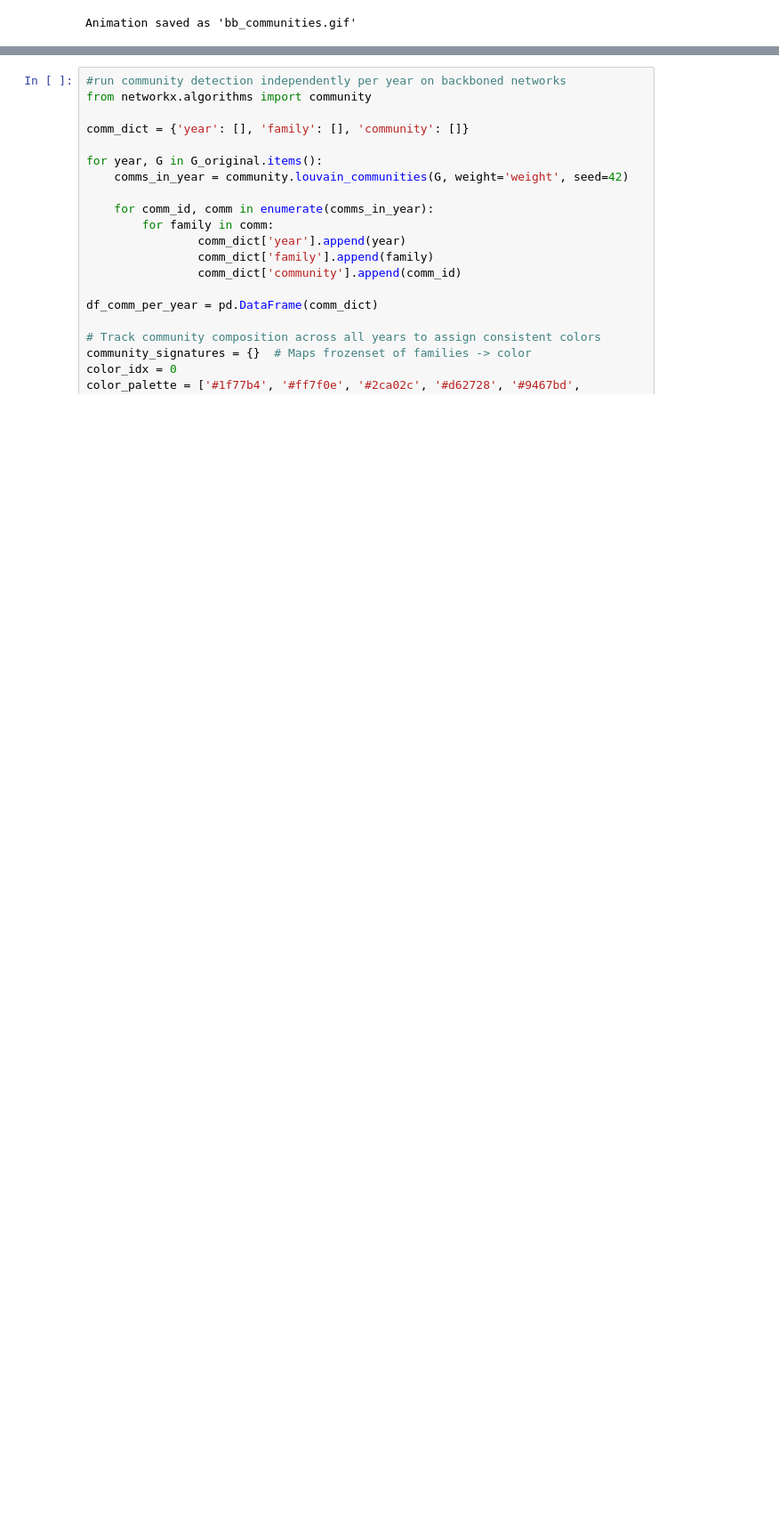
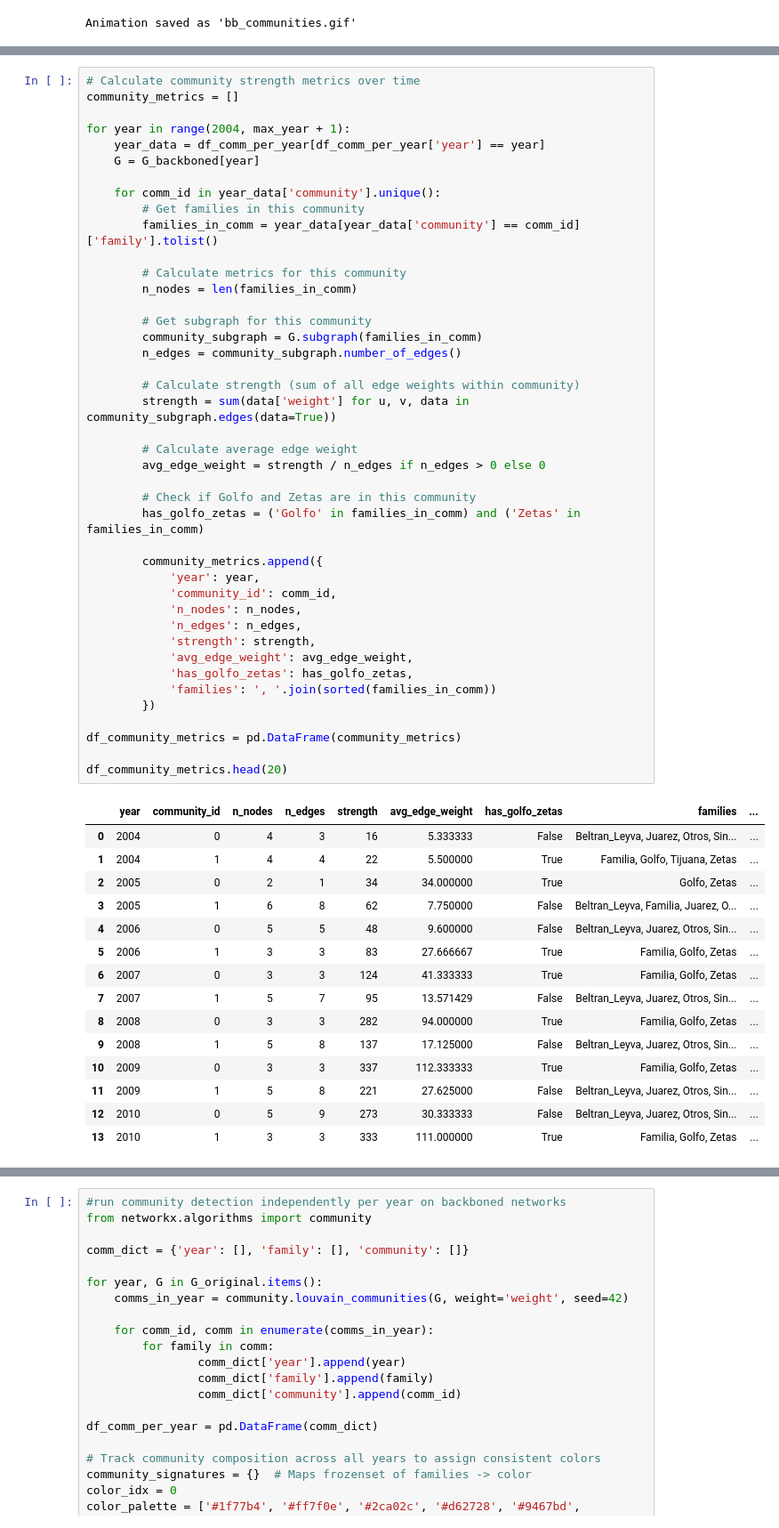
Before and after one commit to jan-cardell/networks_project, a Jupyter notebook: backboning/cartel_proj_bb.ipynb, the cells around one changed output, grey strips where cells are left out. Shown at 89% size. Drawn from its saved outputs; the diff is of its cells as text; blank space fills up the shorter version.

```diff
--- a/backboning/cartel_proj_bb.ipynb
+++ b/backboning/cartel_proj_bb.ipynb
@@ -1060,0 +1078,58 @@ Animation saved as 'bb_communities.gif'
+# %%
+# Calculate community strength metrics over time
+community_metrics = []
+
+for year in range(2004, max_year + 1):
+    year_data = df_comm_per_year[df_comm_per_year['year'] == year]
+    G = G_backboned[year]
+
+    for comm_id in year_data['community'].unique():
+        # Get families in this community
+        families_in_comm = year_data[year_data['community'] == comm_id]['family'].tolist()
+
+        # Calculate metrics for this community
+        n_nodes = len(families_in_comm)
+
+        # Get subgraph for this community
+        community_subgraph = G.subgraph(families_in_comm)
+        n_edges = community_subgraph.number_of_edges()
+
+        # Calculate strength (sum of all edge weights within community)
+        strength = sum(data['weight'] for u, v, data in community_subgraph.edges(data=True))
+
+        # Calculate average edge weight
+        avg_edge_weight = strength / n_edges if n_edges > 0 else 0
+
+        # Check if Golfo and Zetas are in this community
+        has_golfo_zetas = ('Golfo' in families_in_comm) and ('Zetas' in families_in_comm)
+
+        community_metrics.append({
+            'year': year,
+            'community_id': comm_id,
+            'n_nodes': n_nodes,
+            'n_edges': n_edges,
+            'strength': strength,
+            'avg_edge_weight': avg_edge_weight,
+            'has_golfo_zetas': has_golfo_zetas,
+            'families': ', '.join(sorted(families_in_comm))
+        })
+
+df_community_metrics = pd.DataFrame(community_metrics)
+
+df_community_metrics.head(20)
+# %% [output]
+|  | year | community_id | n_nodes | n_edges | strength | avg_edge_weight | has_golfo_zetas | families | ... |
+| 0 | 2004 | 0 | 4 | 3 | 16 | 5.333333 | False | Beltran_Leyva, Juarez, Otros, Sin... | ... |
+| 1 | 2004 | 1 | 4 | 4 | 22 | 5.500000 | True | Familia, Golfo, Tijuana, Zetas | ... |
+| 2 | 2005 | 0 | 2 | 1 | 34 | 34.000000 | True | Golfo, Zetas | ... |
+| 3 | 2005 | 1 | 6 | 8 | 62 | 7.750000 | False | Beltran_Leyva, Familia, Juarez, O... | ... |
+| 4 | 2006 | 0 | 5 | 5 | 48 | 9.600000 | False | Beltran_Leyva, Juarez, Otros, Sin... | ... |
+| 5 | 2006 | 1 | 3 | 3 | 83 | 27.666667 | True | Familia, Golfo, Zetas | ... |
+| 6 | 2007 | 0 | 3 | 3 | 124 | 41.333333 | True | Familia, Golfo, Zetas | ... |
+| 7 | 2007 | 1 | 5 | 7 | 95 | 13.571429 | False | Beltran_Leyva, Juarez, Otros, Sin... | ... |
+| 8 | 2008 | 0 | 3 | 3 | 282 | 94.000000 | True | Familia, Golfo, Zetas | ... |
+| 9 | 2008 | 1 | 5 | 8 | 137 | 17.125000 | False | Beltran_Leyva, Juarez, Otros, Sin... | ... |
+| 10 | 2009 | 0 | 3 | 3 | 337 | 112.333333 | True | Familia, Golfo, Zetas | ... |
+| 11 | 2009 | 1 | 5 | 8 | 221 | 27.625000 | False | Beltran_Leyva, Juarez, Otros, Sin... | ... |
+| 12 | 2010 | 0 | 5 | 9 | 273 | 30.333333 | False | Beltran_Leyva, Juarez, Otros, Sin... | ... |
+| 13 | 2010 | 1 | 3 | 3 | 333 | 111.000000 | True | Familia, Golfo, Zetas | ... |
```
Also changed, not shown: parts of 8 cells of this notebook, 2 other files.
